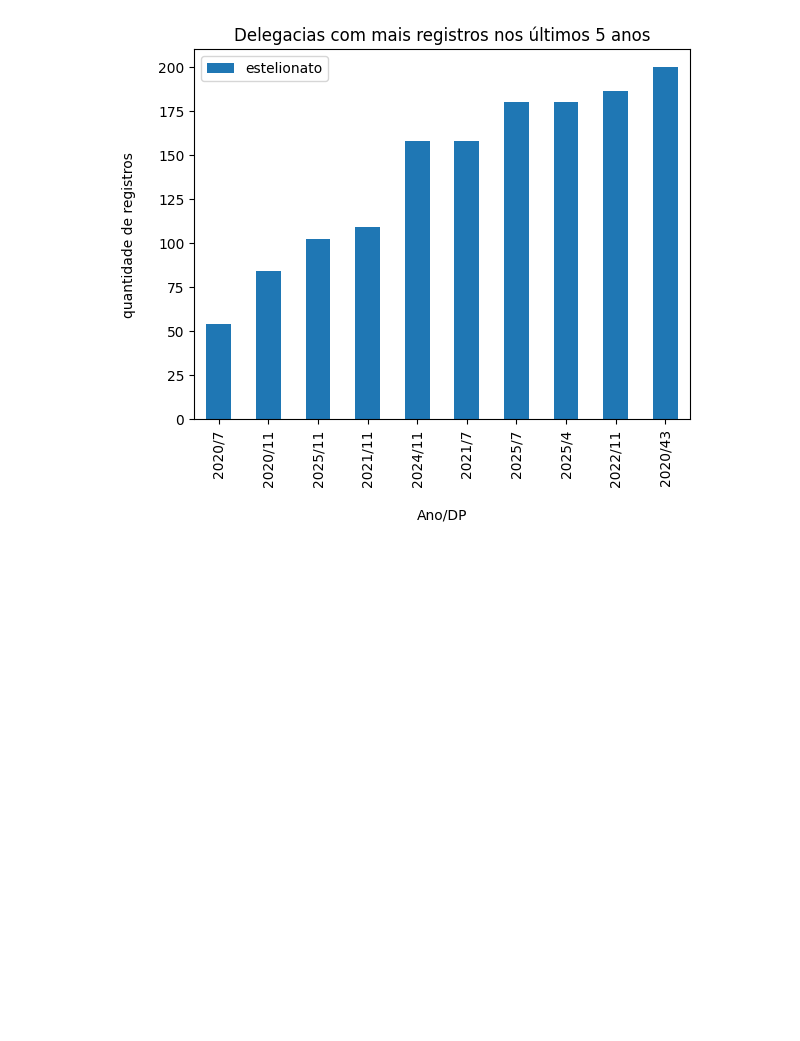
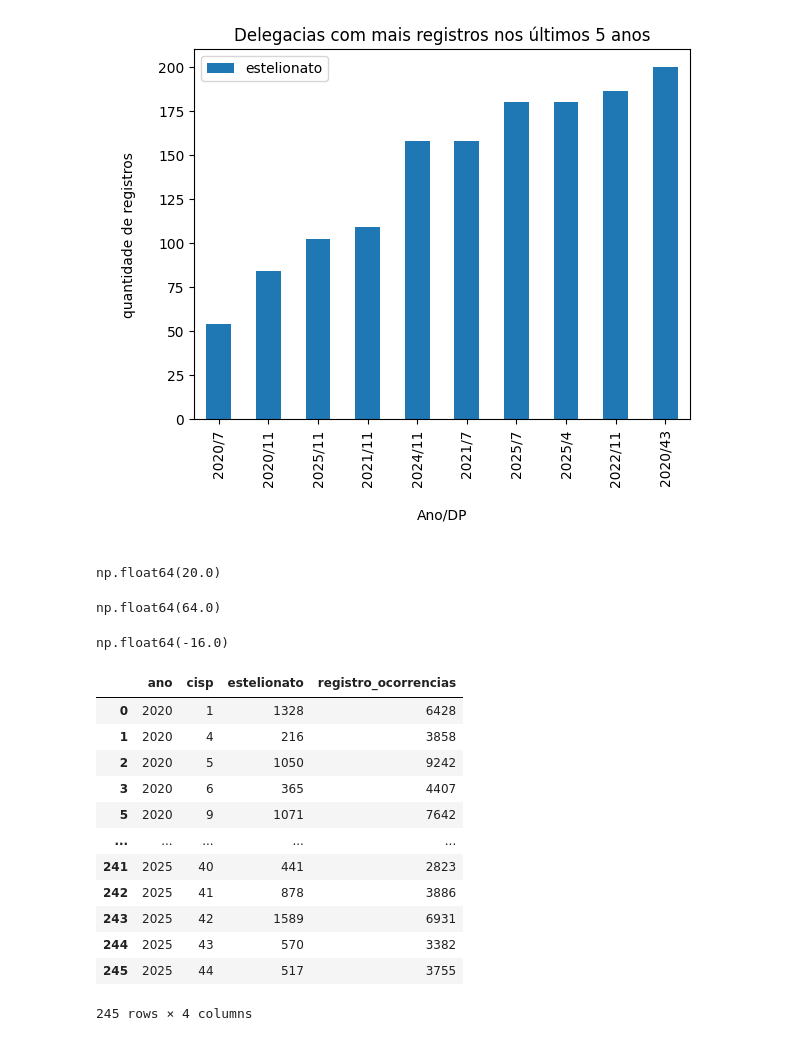
Before and after one commit to paixaomadu/repoteste, a Jupyter notebook: projeto3.ipynb, the cells around one changed output. Cells and saved outputs as stored; diff of their text form; code cells hidden in the pictures; blank space fills up the shorter version.

```diff
--- a/projeto3.ipynb
+++ b/projeto3.ipynb
@@ -90,3 +90,6 @@ np.float64(24.41795545775006)
 #array de delegacia
 delegacia= df_rj['cisp']
 dados= np.array(delegacia)
+# %%
+q1= np.percentile(dados, 25)
+q1
@@ -126,3 +131,35 @@ plt.ylabel('\nquantidade de registros\n')
 plt.show()
 # %% [output]
 [figure]
+# %%
+iqr= q3 - q1
+iqr
+# %% [output]
+np.float64(20.0)
+# %%
+ls= q3 + (1.5 * iqr)
+ls
+# %% [output]
+np.float64(64.0)
+# %%
+li= q1 - (1.5 * iqr)
+li
+# %% [output]
+np.float64(-16.0)
+# %%
+df_dele= df_rj.loc[(df_rj['estelionato'] >= ls)]
+df_dele
+# %% [output]
+|  | ano | cisp | estelionato | registro_ocorrencias |
+| 0 | 2020 | 1 | 1328 | 6428 |
+| 1 | 2020 | 4 | 216 | 3858 |
+| 2 | 2020 | 5 | 1050 | 9242 |
+| 3 | 2020 | 6 | 365 | 4407 |
+| 5 | 2020 | 9 | 1071 | 7642 |
+| ... | ... | ... | ... | ... |
+| 241 | 2025 | 40 | 441 | 2823 |
+| 242 | 2025 | 41 | 878 | 3886 |
+| 243 | 2025 | 42 | 1589 | 6931 |
+| 244 | 2025 | 43 | 570 | 3382 |
+| 245 | 2025 | 44 | 517 | 3755 |
+245 rows × 4 columns
```
Also changed, not shown: parts of 1 cell of this notebook, 3 other files.
